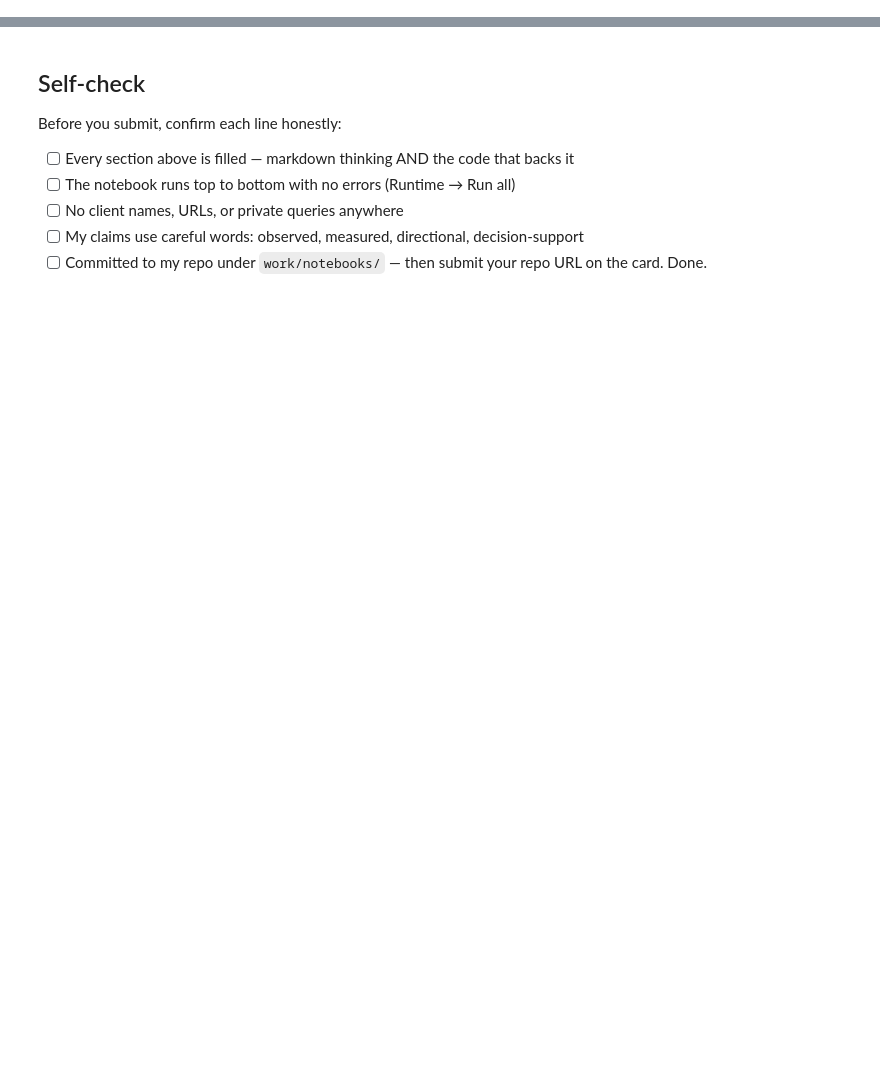
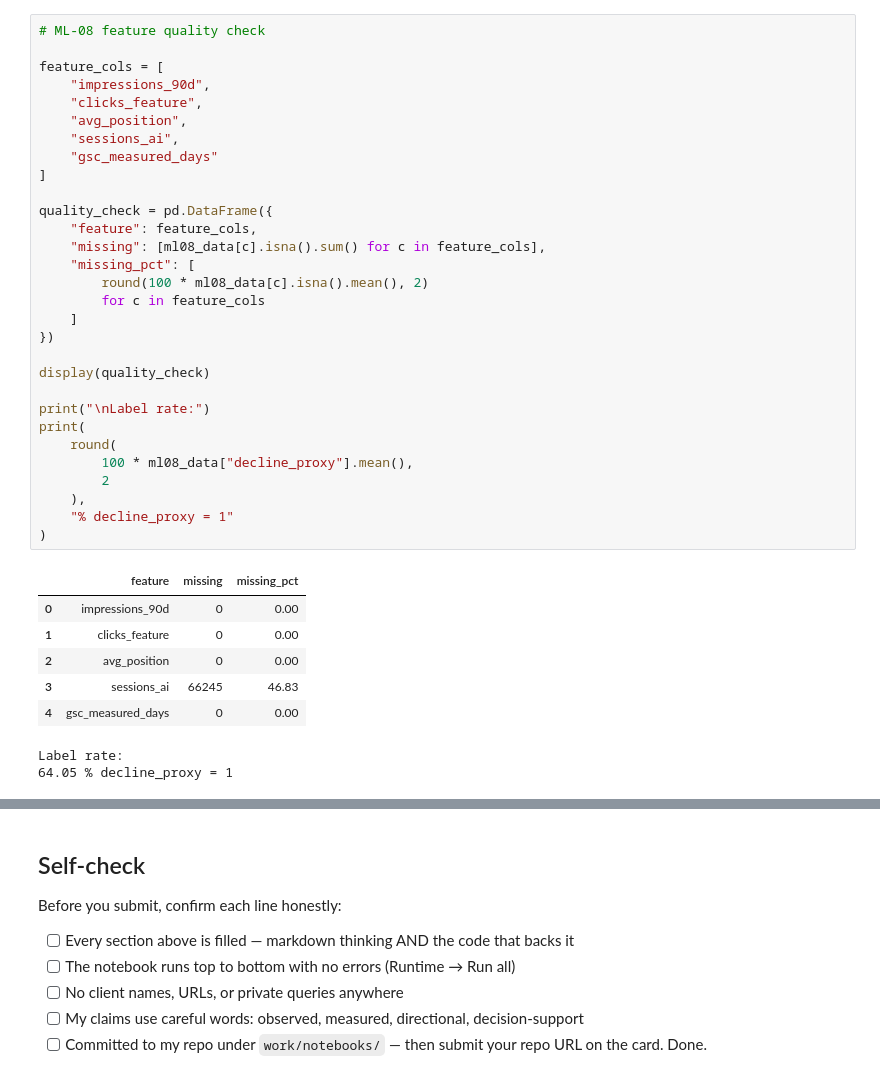
Before and after one commit to VikramR6/flyrank-ml-internship-assign1, a Jupyter notebook: work/notebooks/w05_model.ipynb, the cells around one changed output, grey strips where cells are left out. Drawn from its saved outputs; the diff is of its cells as text; blank space fills up the shorter version.

```diff
--- a/work/notebooks/w05_model.ipynb
+++ b/work/notebooks/w05_model.ipynb
@@ -36,0 +131,39 @@ This skeleton is yours to fill. Work the sections **in order** — each one has
+# %%
+# ML-08 feature quality check
+
+feature_cols = [
+    "impressions_90d",
+    "clicks_feature",
+    "avg_position",
+    "sessions_ai",
+    "gsc_measured_days"
+]
+
+quality_check = pd.DataFrame({
+    "feature": feature_cols,
+    "missing": [ml08_data[c].isna().sum() for c in feature_cols],
+    "missing_pct": [
+        round(100 * ml08_data[c].isna().mean(), 2)
+        for c in feature_cols
+    ]
+})
+
+display(quality_check)
+
+print("\nLabel rate:")
+print(
+    round(
+        100 * ml08_data["decline_proxy"].mean(),
+        2
+    ),
+    "% decline_proxy = 1"
+)
+# %% [output]
+|  | feature | missing | missing_pct |
+| 0 | impressions_90d | 0 | 0.00 |
+| 1 | clicks_feature | 0 | 0.00 |
+| 2 | avg_position | 0 | 0.00 |
+| 3 | sessions_ai | 66245 | 46.83 |
+| 4 | gsc_measured_days | 0 | 0.00 |
+Label rate:
+64.05 % decline_proxy = 1
```
Also changed, not shown: parts of 28 cells of this notebook.
